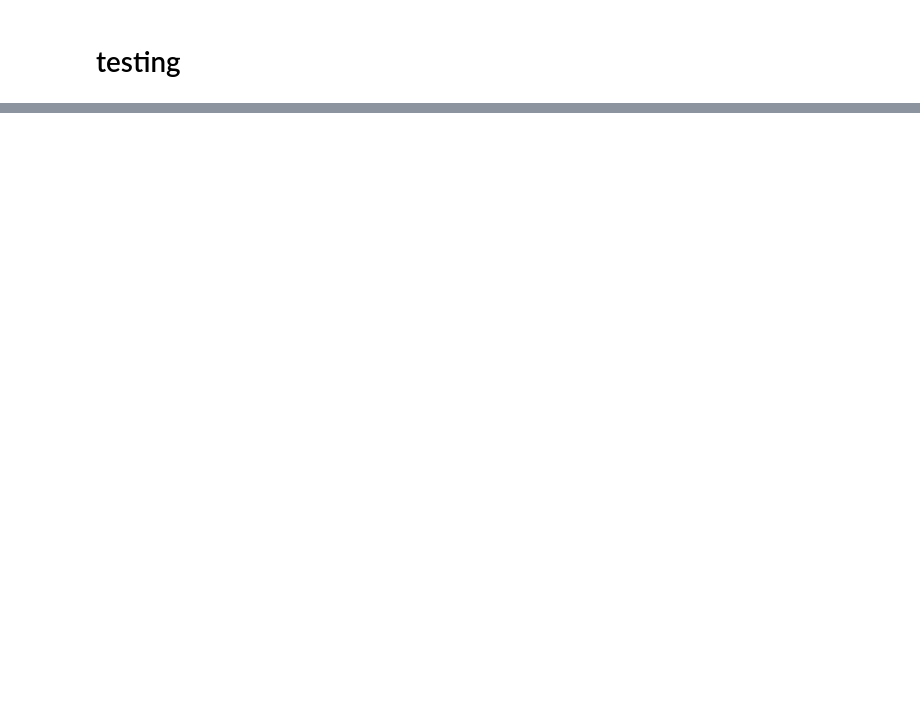
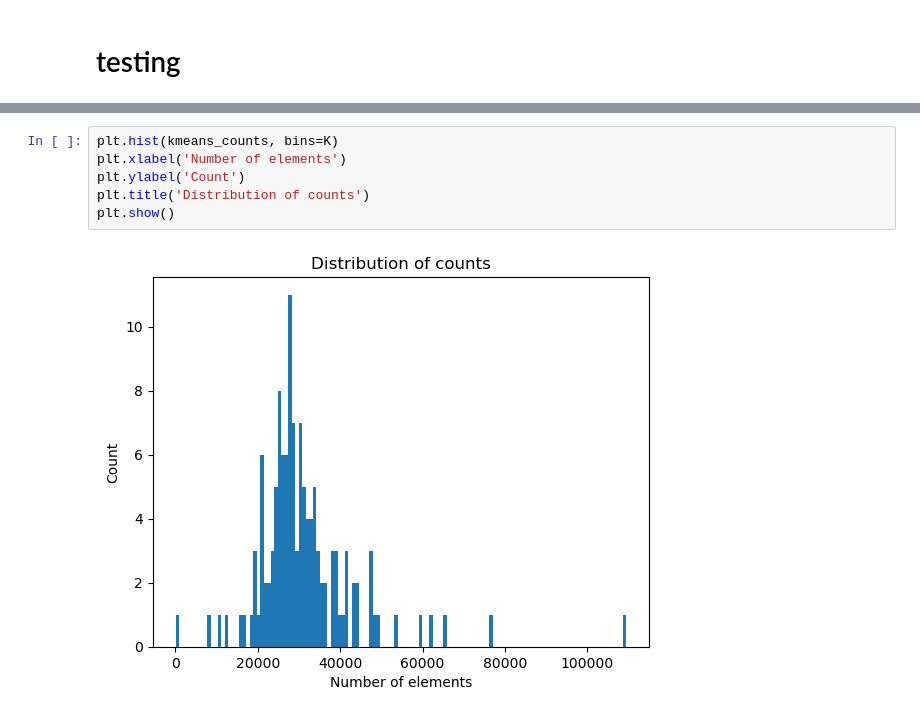
Before and after one commit to rureirureirurei/cifar10, a Jupyter notebook: nn.ipynb, the cells around one changed output, grey strips where cells are left out. Cells and saved outputs as stored; diff of their text form; blank space fills up the shorter version.

```diff
--- a/nn.ipynb
+++ b/nn.ipynb
@@ -68 +92,9 @@ y_tst_categorical = keras.utils.to_categorical(y_tst)
+# %%
+plt.hist(kmeans_counts, bins=K)
+plt.xlabel('Number of elements')
+plt.ylabel('Count')
+plt.title('Distribution of counts')
+plt.show()
+# %% [output]
+[figure, added]
 # %%
```
Also changed, not shown: parts of 6 cells of this notebook, 2 other files.
